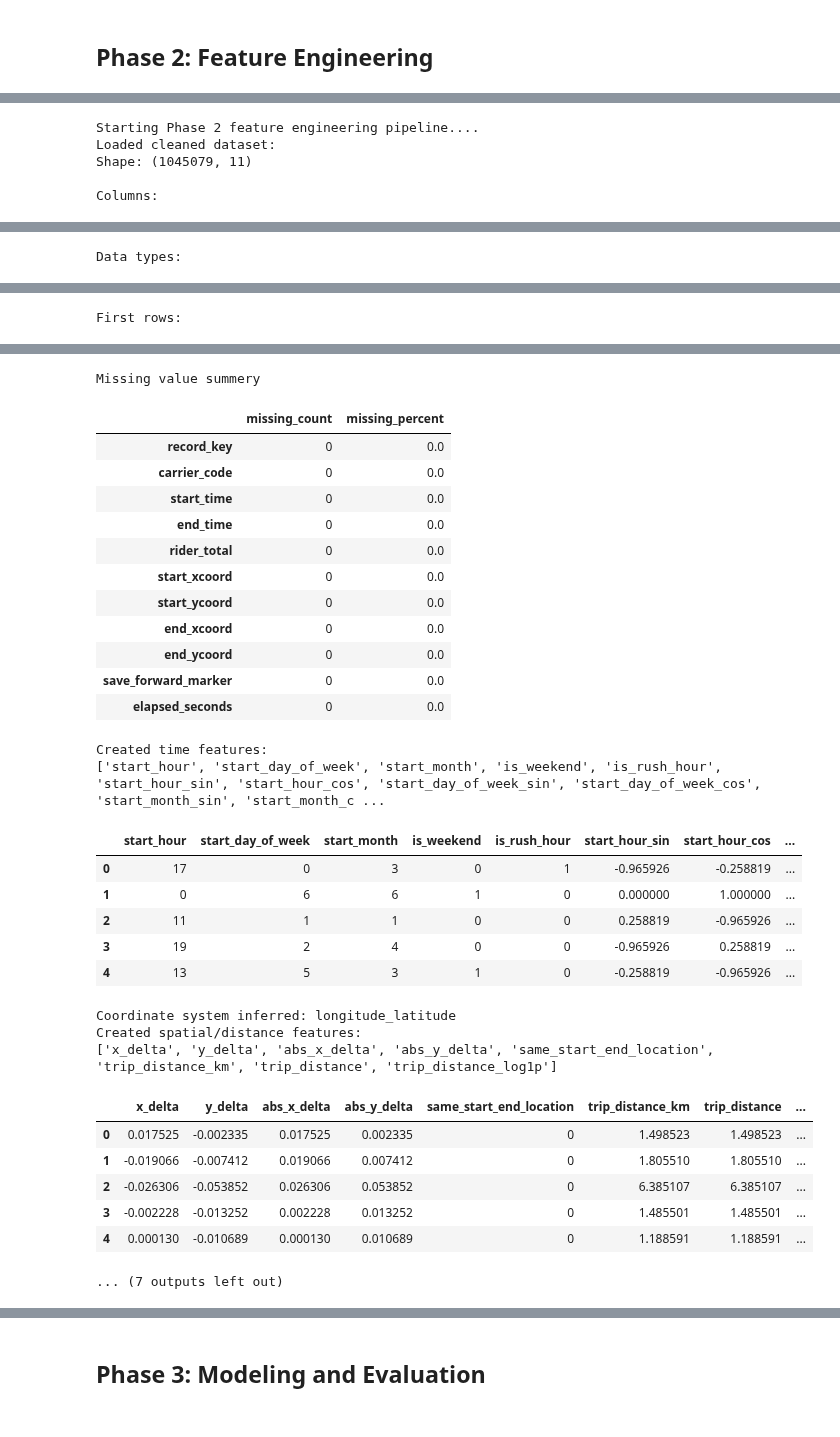
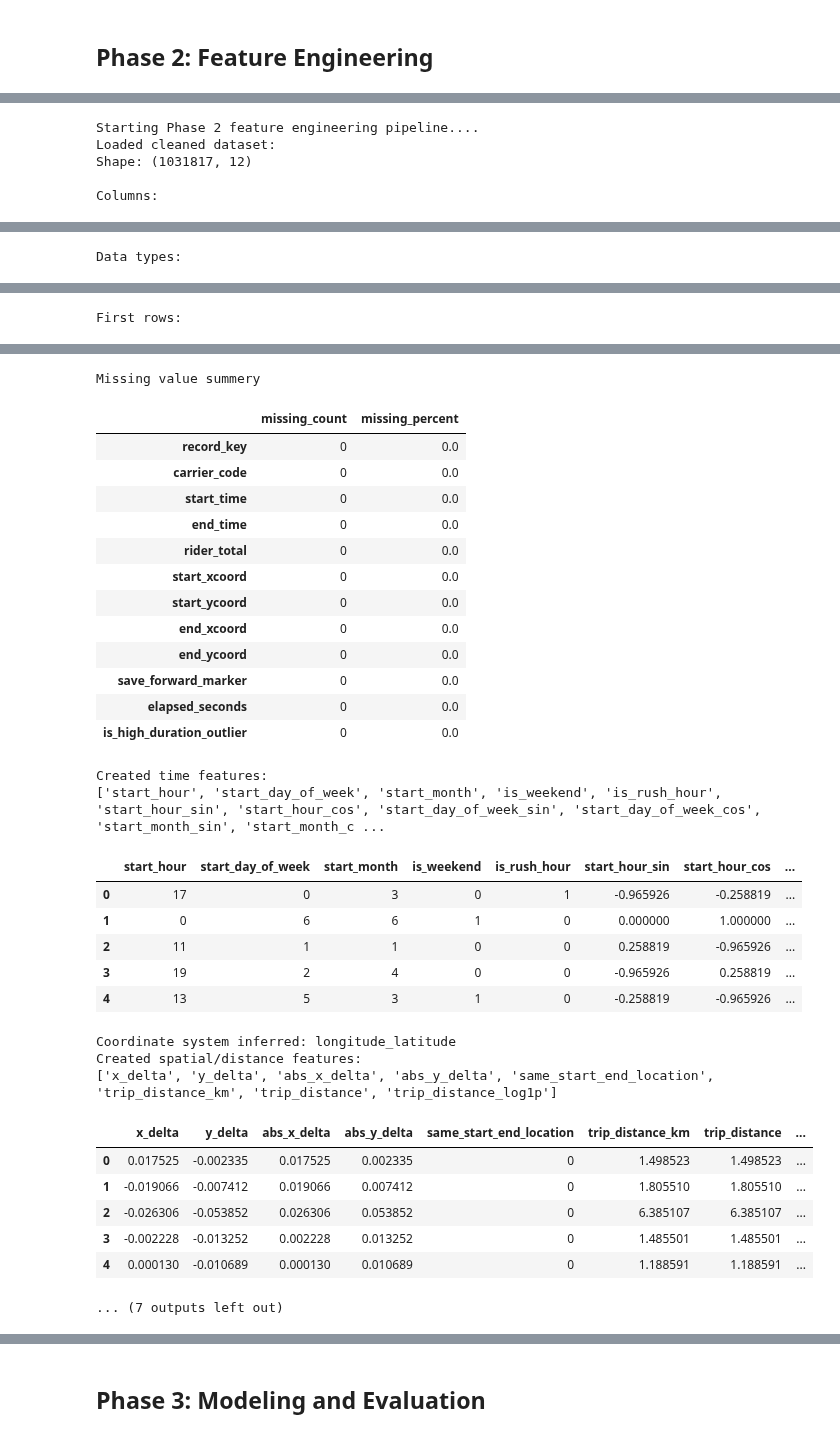
Before and after one commit to Aihan-2005/AiWithPython, a Jupyter notebook: University-Project/project.ipynb, the cells around one changed output, grey strips where cells are left out. Saved outputs shown, nothing was run; the diff lists cells and outputs as text; code cells hidden in the pictures.

```diff
--- a/University-Project/project.ipynb
+++ b/University-Project/project.ipynb
@@ -254,7 +288,7 @@ def load_and_inspect_data(config:CleaningConfig,report:List[Dict])-> Tuple[pd.Da
         raise FileNotFoundError(f'Input file not found {input_path.resolve()}')
 
 
-    df_raw = pd.read_csv(input_path)
+    df_raw = pd.read_csv(input_path,low_memory=False)
     original_rows = len(df_raw)
 
 
@@ -2827,31 +3154,35 @@ def run_feature_engineering_pipeline(config:FeatureEngineeringConfig) -> Tuple[p
 
     return feature_df,report_df
 # %%
-INPUT_FILE = 'cleaned_student_version.csv'
+INPUT_FILE = "cleaned_regular_trips_student_version.csv"
 
 config = FeatureEngineeringConfig(
-    input_file = INPUT_FILE,
-    engineered_output_file='feature_engineered_student_version.csv',
-    report_csv_file= 'feature_engineering_report.csv',
-    report_txt_file= 'feature_engineering_report.txt',
-    feature_columns_file='feature_columns.txt',
-    categorical_mapping_file='categorical_feature_mapping.json',
+    input_file=INPUT_FILE,
+
+    engineered_output_file="feature_engineered_regular_trips.csv",
+    report_csv_file="feature_engineering_report_regular_trips.csv",
+    report_txt_file="feature_engineering_report_regular_trips.txt",
+    feature_columns_file="feature_columns_regular_trips.txt",
+    categorical_mapping_file="categorical_feature_mapping_regular_trips.json",
+
     rare_category_min_count=10,
+
     morning_rush_start=7,
     morning_rush_end=10,
     evening_rush_start=16,
     evening_rush_end=19,
+
     create_cyclical_time_features=True,
-    one_hot_encode_categoricals =True,
-    include_raw_coordinates_as_features= True,
+    one_hot_encode_categoricals=True,
+    include_raw_coordinates_as_features=True,
     include_record_key_in_output=True
 )
 
-feature_df,feature_report_df = run_feature_engineering_pipeline(config)
+feature_df, feature_report_df = run_feature_engineering_pipeline(config)
 # %% [output]
 Starting Phase 2 feature engineering pipeline....
 Loaded cleaned dataset:
-Shape: (1045079, 11)
+Shape: (1031817, 12)
 
 Columns:
 |  | column |
@@ -2881,24 +3214,25 @@ elapsed_seconds          int64
 dtype: object
 First rows:
 |  | record_key | carrier_code | start_time | end_time | rider_total | start_xcoord | start_ycoord | end_xcoord | ... |
 | 0 | rid2875421 | 2 | 2016-03-14 17:24:00 | 2016-03-14 17:32:00 | 1 | -73.982155 | 40.767937 | -73.964630 | ... |
 | 1 | rid2377394 | 1 | 2016-06-12 00:43:00 | 2016-06-12 00:54:00 | 1 | -73.980415 | 40.738564 | -73.999481 | ... |
 | 2 | rid3858529 | 2 | 2016-01-19 11:35:00 | 2016-01-19 12:10:00 | 1 | -73.979027 | 40.763939 | -74.005333 | ... |
 | 3 | rid3504673 | 2 | 2016-04-06 19:32:00 | 2016-04-06 19:39:00 | 1 | -74.010040 | 40.719971 | -74.012268 | ... |
 | 4 | rid2181028 | 2 | 2016-03-26 13:30:00 | 2016-03-26 13:38:00 | 1 | -73.973053 | 40.793209 | -73.972923 | ... |
 Missing value summery
 |  | missing_count | missing_percent |
 | record_key | 0 | 0.0 |
 | carrier_code | 0 | 0.0 |
 | start_time | 0 | 0.0 |
 | end_time | 0 | 0.0 |
 | rider_total | 0 | 0.0 |
 | start_xcoord | 0 | 0.0 |
 | start_ycoord | 0 | 0.0 |
 | end_xcoord | 0 | 0.0 |
 | end_ycoord | 0 | 0.0 |
 | save_forward_marker | 0 | 0.0 |
 | elapsed_seconds | 0 | 0.0 |
+| is_high_duration_outlier | 0 | 0.0 |
 Created time features:
 ['start_hour', 'start_day_of_week', 'start_month', 'is_weekend', 'is_rush_hour', 'start_hour_sin', 'start_hour_cos', 'start_day_of_week_sin', 'start_day_of_week_cos', 'start_month_sin', 'start_month_c ...
 |  | start_hour | start_day_of_week | start_month | is_weekend | is_rush_hour | start_hour_sin | start_hour_cos | ... |
```
Also changed, not shown: parts of 23 cells of this notebook, 8 other files.
